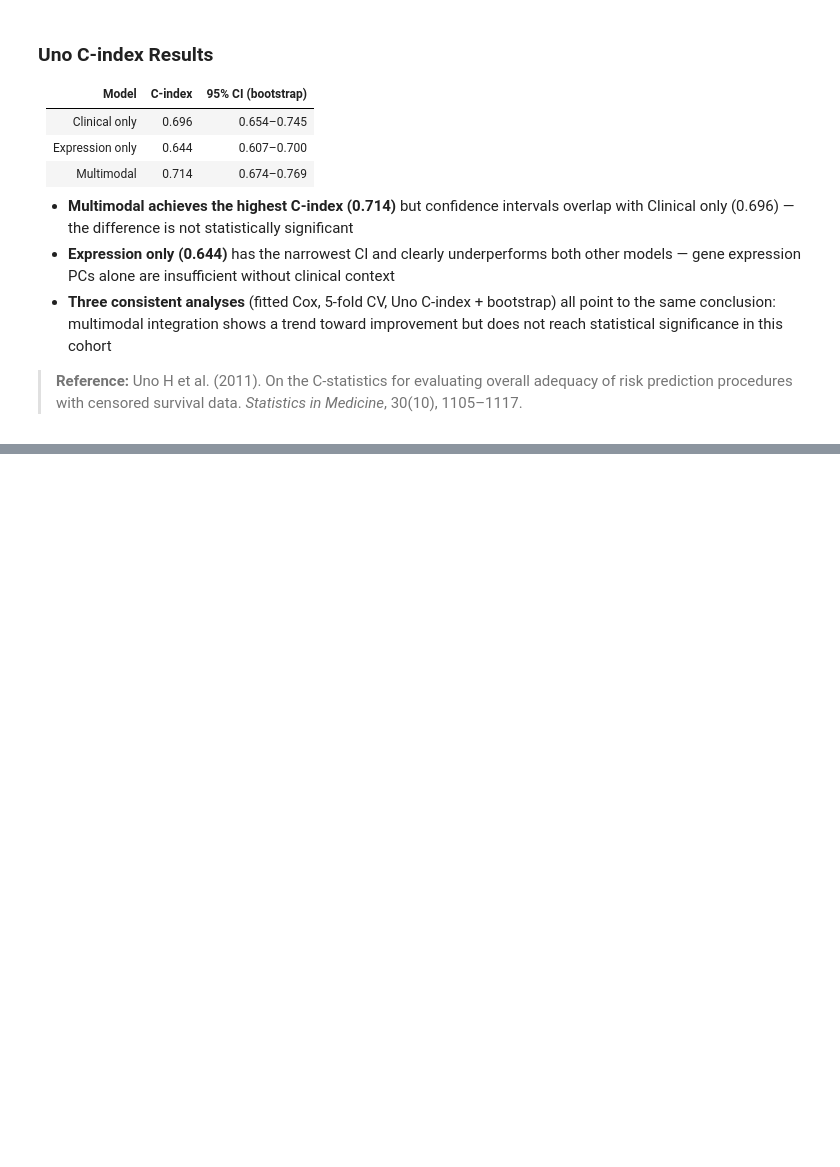
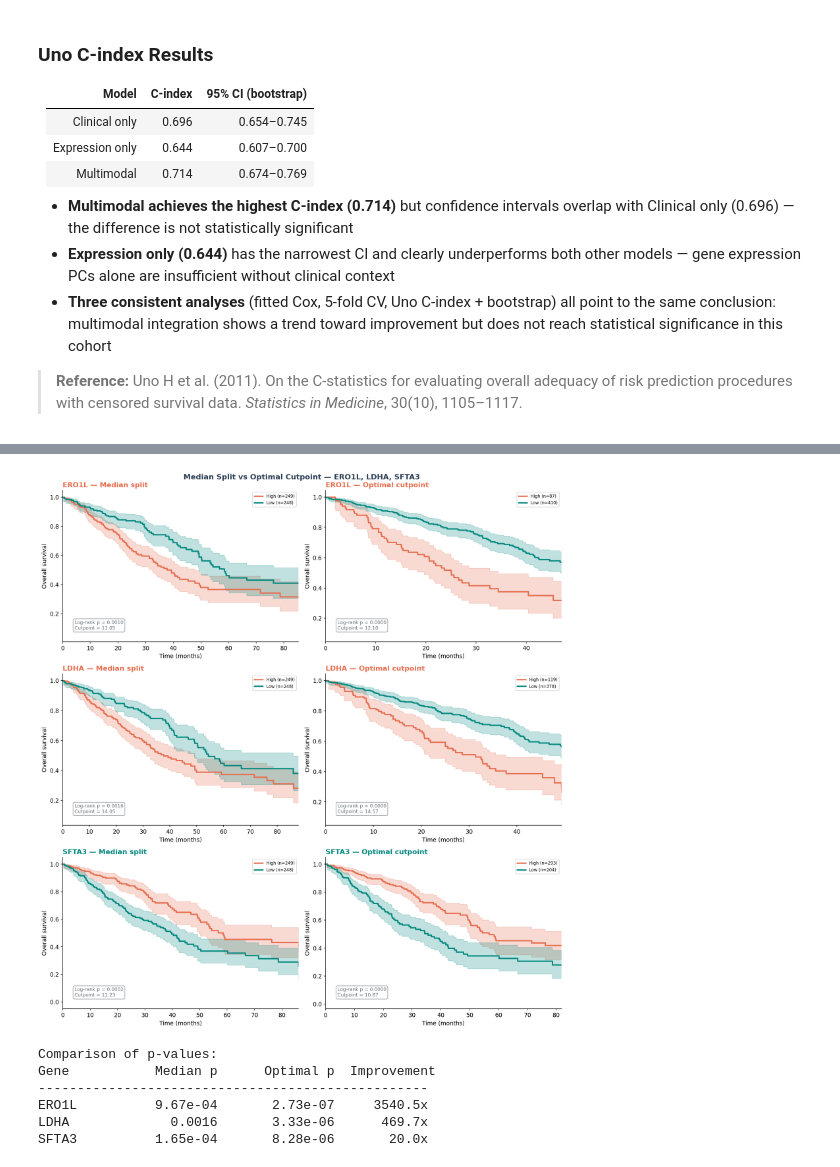
Before and after one commit to KelyNorel/tcga-luad-rwe, a Jupyter notebook: notebooks/02_multimodal_survival.ipynb, the cells around one changed output, grey strips where cells are left out. Cells and saved outputs as stored; diff of their text form; code cells hidden in the pictures; blank space fills up the shorter version.

```diff
--- a/notebooks/02_multimodal_survival.ipynb
+++ b/notebooks/02_multimodal_survival.ipynb
@@ -845,0 +1293,80 @@ plt.show()
+# %%
+fig, axes = plt.subplots(3, 2, figsize=(14, 15))
+fig.patch.set_facecolor("white")
+
+for i, gene in enumerate(genes_to_test):
+    median_cut  = cutpoints[gene]["median"]
+    optimal_cut = cutpoints[gene]["optimal"]
+
+    for j, (cut, method) in enumerate([(median_cut, "Median split"),
+                                        (optimal_cut, "Optimal cutpoint")]):
+        ax = axes[i, j]
+
+        high = multimodal[multimodal[gene] >= cut]
+        low  = multimodal[multimodal[gene] <  cut]
+
+        for group, label, color in [
+            (high, f"High (n={len(high)})", COLORS["warm"]),
+            (low,  f"Low (n={len(low)})",   COLORS["secondary"]),
+        ]:
+            kmf = KaplanMeierFitter()
+            kmf.fit(group["OS_MONTHS"], group["OS_EVENT"], label=label)
+            kmf.plot_survival_function(ax=ax, ci_show=True, color=color, lw=2.5)
+
+        res = logrank_test(high["OS_MONTHS"], low["OS_MONTHS"],
+                           high["OS_EVENT"],  low["OS_EVENT"])
+
+        # Truncate
+        max_time_high = high["OS_MONTHS"].nlargest(10).min()
+        max_time_low  = low["OS_MONTHS"].nlargest(10).min()
+        ax.set_xlim(0, min(max_time_high, max_time_low))
+
+        ax.text(0.05, 0.08,
+                f"Log-rank p = {res.p_value:.4f}\nCutpoint = {cut:.2f}",
+                transform=ax.transAxes, fontsize=9, color=COLORS["gray"],
+                bbox=dict(boxstyle="round,pad=0.3", fc="white",
+                          ec=COLORS["gray"], alpha=0.7))
+
+        direction = "adverse" if gene in ["ERO1L", "LDHA"] else "protective"
+        color_title = COLORS["warm"] if direction == "adverse" else COLORS["secondary"]
+        ax.set_title(f"{gene} — {method}", fontweight="bold",
+                     loc="left", color=color_title)
+        ax.set_xlabel("Time (months)")
+        ax.set_ylabel("Overall survival")
+        ax.legend(fontsize=8, loc="upper right")
+
+        # Store p-values for comparison
+        cutpoints[gene][f"p_{method.split()[0].lower()}"] = res.p_value
+
+fig.suptitle("Median Split vs Optimal Cutpoint — ERO1L, LDHA, SFTA3",
+             fontsize=14, fontweight="bold", color=COLORS["primary"])
+
+plt.tight_layout()
+plt.savefig("../notebooks/figures/fig17_optimal_cutpoint.png",
+            bbox_inches="tight", dpi=150, facecolor="white")
+plt.show()
+
+def format_p(p):
+    if p < 1e-10:
+        return "< 1e-10"
+    elif p < 0.001:
+        return f"{p:.2e}"
+    else:
+        return f"{p:.4f}"
+
+print("\nComparison of p-values:")
+print(f"{'Gene':<10} {'Median p':>12} {'Optimal p':>14} {'Improvement':>12}")
+print("-" * 50)
+for gene in genes_to_test:
+    p_med = cutpoints[gene]["p_median"]
+    p_opt = cutpoints[gene]["p_optimal"]
+    improvement = p_med / max(p_opt, 1e-15)
+    print(f"{gene:<10} {format_p(p_med):>12} {format_p(p_opt):>14} {improvement:>10.1f}x")
+# %% [output]
+[figure, added]
+Comparison of p-values:
+Gene           Median p      Optimal p  Improvement
+--------------------------------------------------
+ERO1L          9.67e-04       2.73e-07     3540.5x
+LDHA             0.0016       3.33e-06      469.7x
+SFTA3          1.65e-04       8.28e-06       20.0x
```
Also changed, not shown: parts of 13 cells of this notebook, 5 other files.
